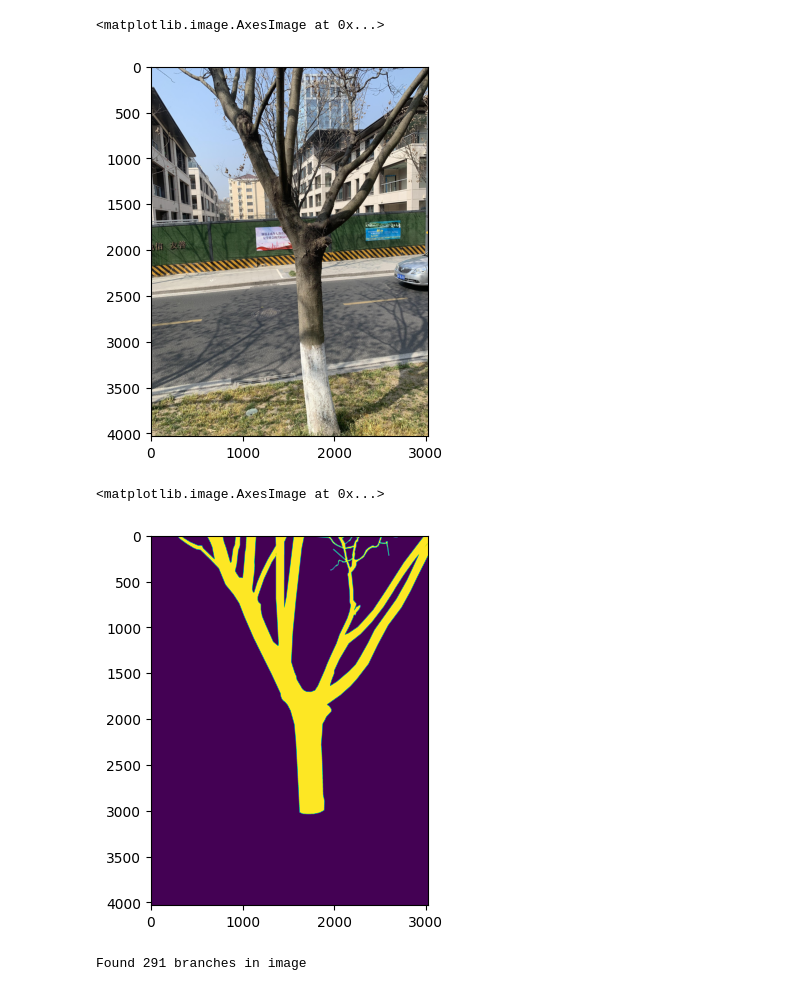
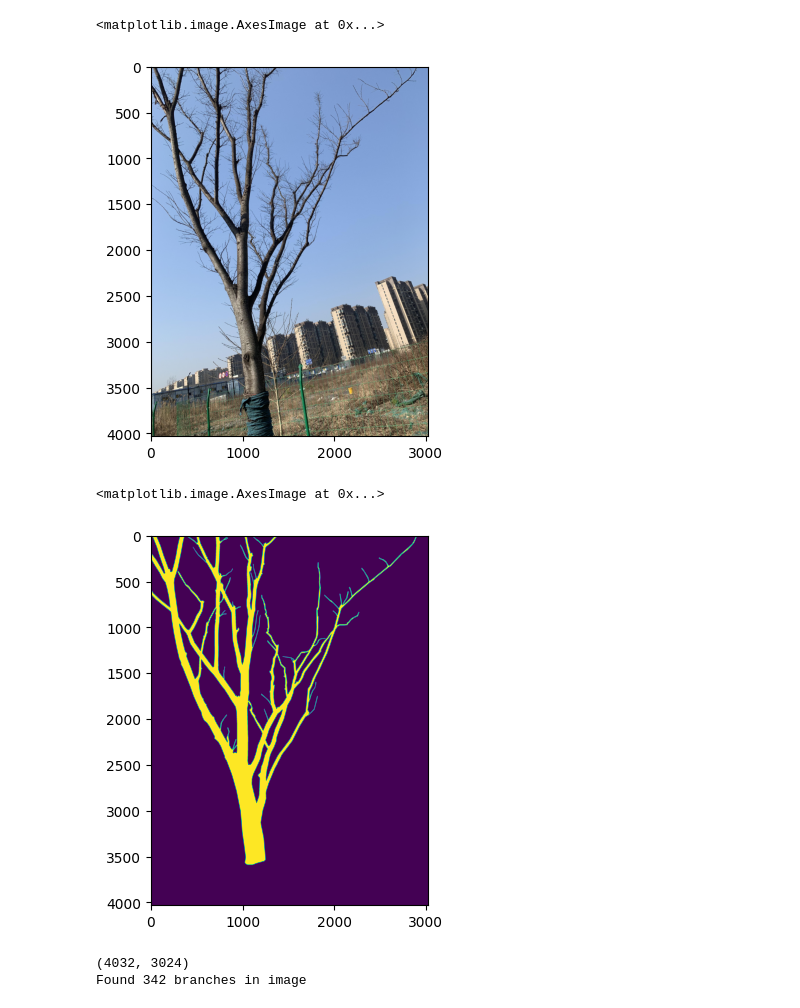
Before and after one commit to wyattbarber/EGR-600-Semester-Project, a Jupyter notebook: final.ipynb, the cells around one changed output. Cells and saved outputs as stored; diff of their text form; code cells hidden in the pictures.

```diff
--- a/final.ipynb
+++ b/final.ipynb
@@ -11,19 +11,19 @@ import torch
 import os
 from torchvision.io import read_image
 # %%
-img = read_image("resource/branch_dataset/JPEGImages/Albizia julibrissin_branch_1 (20).jpg")
+img = read_image("resource/branch_dataset/JPEGImages/Zelkova serrata_branch_1 (105).jpg")
 plt.imshow(img.permute(1, 2, 0) )
 # %% [output]
 <matplotlib.image.AxesImage at 0x...>
-[figure, old version]
+[figure, new version]
 # %%
-mask_orig = cv.imread("resource/branch_dataset/SegmentationClass/Albizia julibrissin_branch_1 (20).png")
+mask_orig = cv.imread("resource/branch_dataset/SegmentationClass/Zelkova serrata_branch_1 (105).png")
 mask = cv.cvtColor(mask_orig, cv.COLOR_RGB2GRAY)
 ret, mask = cv.threshold(mask, 0, 255, cv.THRESH_OTSU)
 plt.imshow(mask)
 # %% [output]
 <matplotlib.image.AxesImage at 0x...>
-[figure, old version]
+[figure, new version]
 # %%
 cnn = ImageSegmentation(kernel_size=3)
 checkpoint = torch.load(os.path.join("model_checkpoints", f"checkpoint_nov_14_1chn_out_BCE.tar"))
@@ -33,7 +33,8 @@ cnn.eval()
 tree_model = Tree(img, cnn)
 print(f"Found {len(tree_model.edges)} branches in image")
 # %% [output]
-Found 291 branches in image
+(4032, 3024)
+Found 342 branches in image
 # %%
 plt.imshow(tree_model._mask)
 # %% [output]
```
Also changed, not shown: parts of 4 cells of this notebook, 1 other file.
